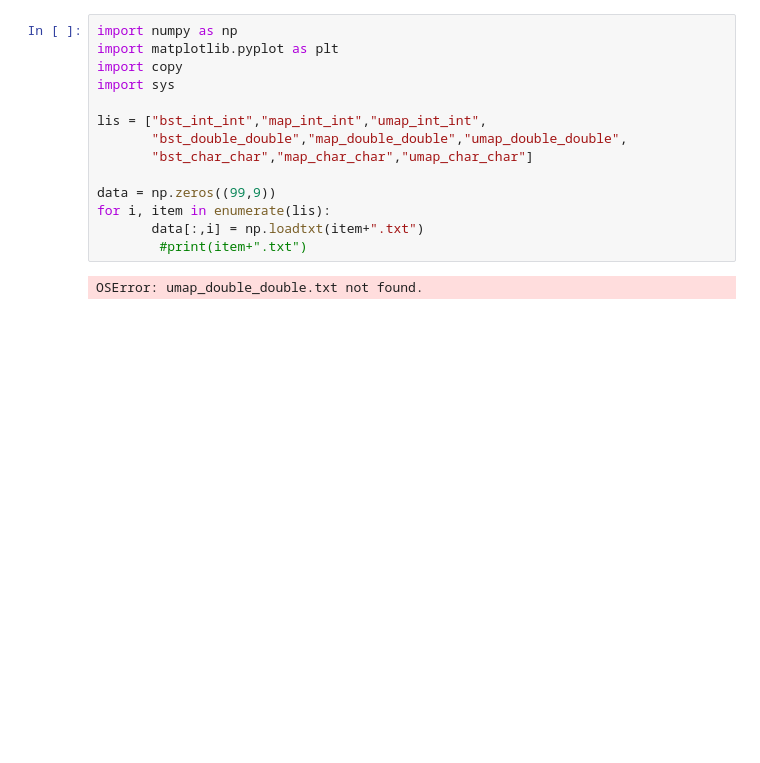
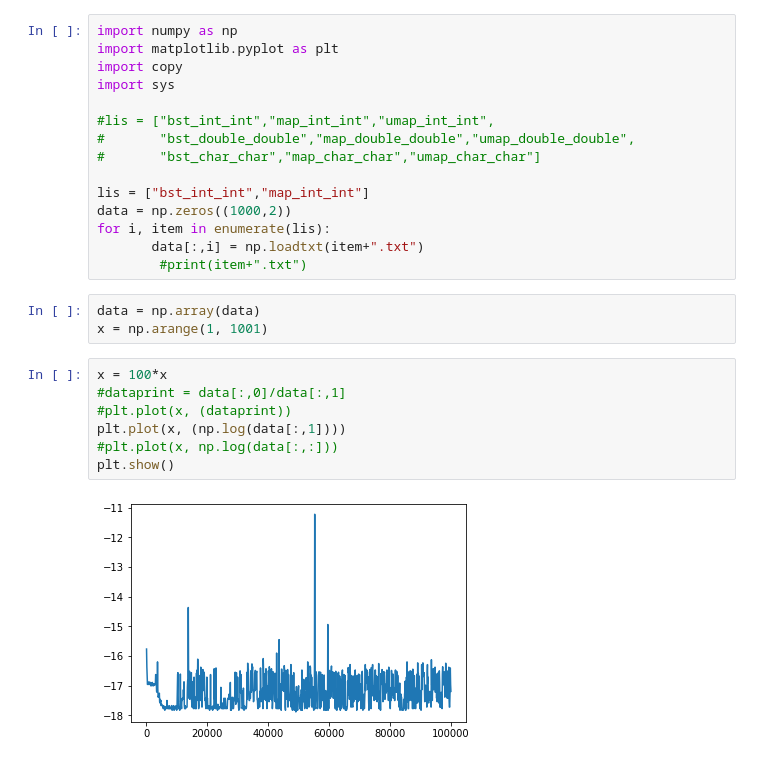
Before and after one commit to emaballarin/BSTDplate, a Jupyter notebook: benchmarks/Untitled.ipynb, the cells around one changed output. Saved outputs shown, nothing was run; the diff lists cells and outputs as text; blank space fills up the shorter version.

```diff
--- a/benchmarks/Untitled.ipynb
+++ b/benchmarks/Untitled.ipynb
@@ -4,13 +4,24 @@ import matplotlib.pyplot as plt
 import copy
 import sys
 
-lis = ["bst_int_int","map_int_int","umap_int_int",
-       "bst_double_double","map_double_double","umap_double_double",
-       "bst_char_char","map_char_char","umap_char_char"]
+#lis = ["bst_int_int","map_int_int","umap_int_int",
+#       "bst_double_double","map_double_double","umap_double_double",
+#       "bst_char_char","map_char_char","umap_char_char"]
 
-data = np.zeros((99,9))
+lis = ["bst_int_int","map_int_int"]
+data = np.zeros((1000,2))
 for i, item in enumerate(lis):
        data[:,i] = np.loadtxt(item+".txt")
         #print(item+".txt")
-# %% [output]
-OSError: umap_double_double.txt not found.
+# %%
+data = np.array(data)
+x = np.arange(1, 1001)
+# %%
+x = 100*x
+#dataprint = data[:,0]/data[:,1]
+#plt.plot(x, (dataprint))
+plt.plot(x, (np.log(data[:,1])))
+#plt.plot(x, np.log(data[:,:]))
+plt.show()
+# %% [output]
+[figure, added]
```
Also changed, not shown: parts of 3 cells of this notebook, 17 other files.
